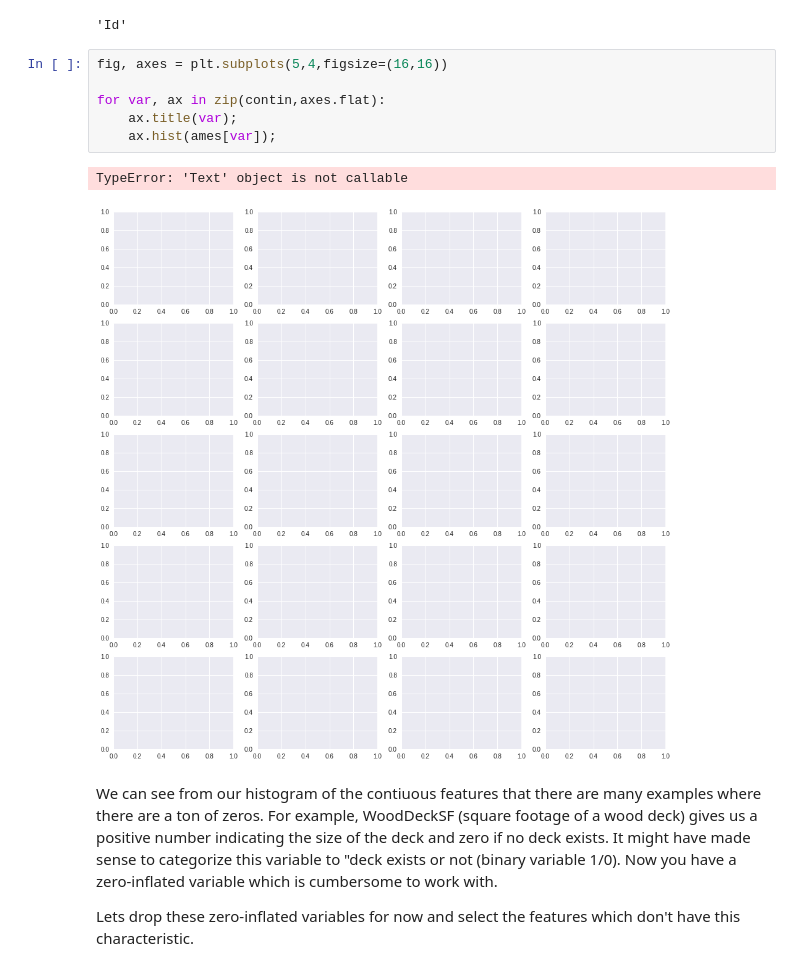
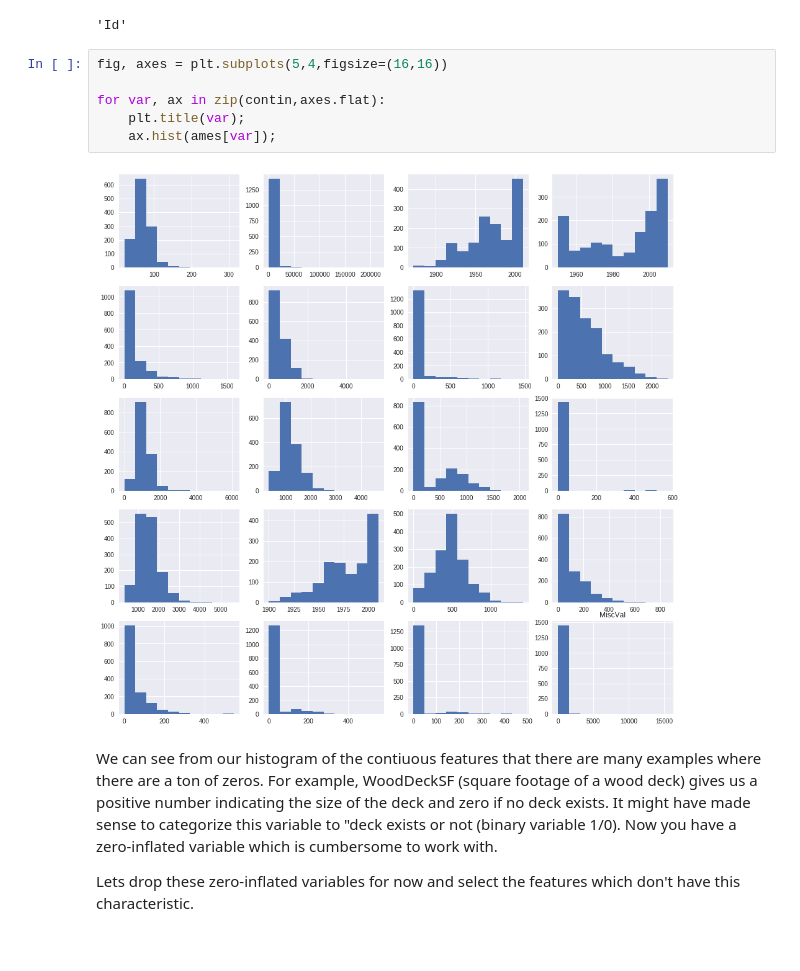
Before and after one commit to OsterMendel/dsc-feature-scaling-and-normalization-lab-nyc-ds-033020, a Jupyter notebook: index.ipynb, the cells around one changed output. Drawn from its saved outputs; the diff is of its cells as text.

```diff
--- a/index.ipynb
+++ b/index.ipynb
@@ -45,12 +45,11 @@ contin.pop(0)
 # %%
 fig, axes = plt.subplots(5,4,figsize=(16,16))
 
 for var, ax in zip(contin,axes.flat):
-    ax.title(var);
+    plt.title(var);
     ax.hist(ames[var]);
 # %% [output]
-TypeError: 'Text' object is not callable
-[figure, old version]
+[figure, new version]
 # %% [markdown]
 We can see from our histogram of the contiuous features that there are many examples where there are a ton of zeros. For example, WoodDeckSF (square footage of a wood deck) gives us a positive number indicating the size of the deck and zero if no deck exists. It might have made sense to categorize this variable to "deck exists or not (binary variable 1/0). Now you have a zero-inflated variable which is cumbersome to work with.
 
```
